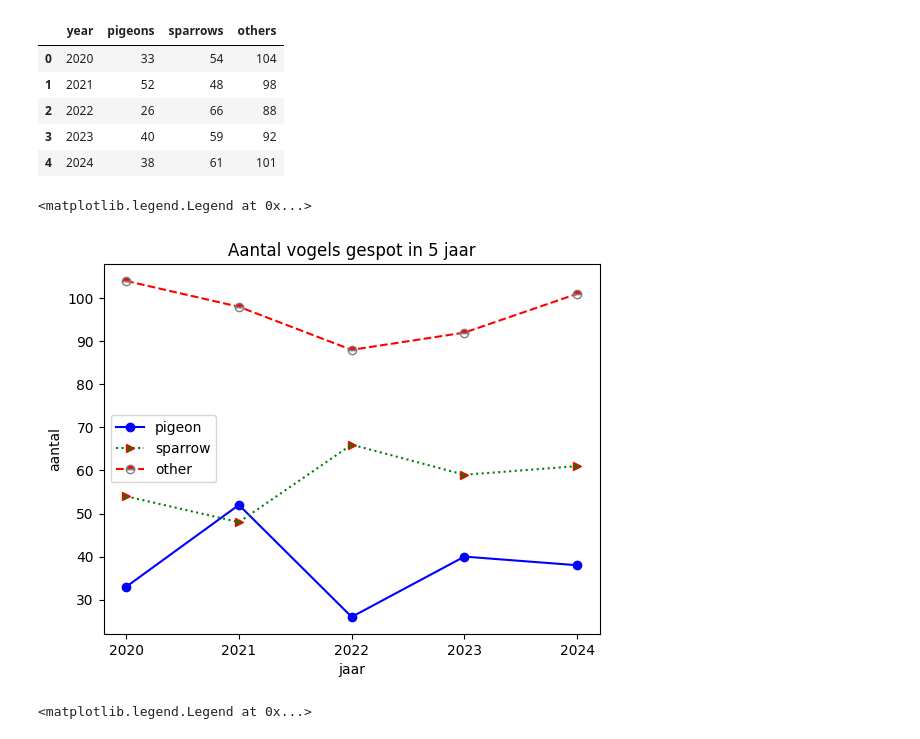
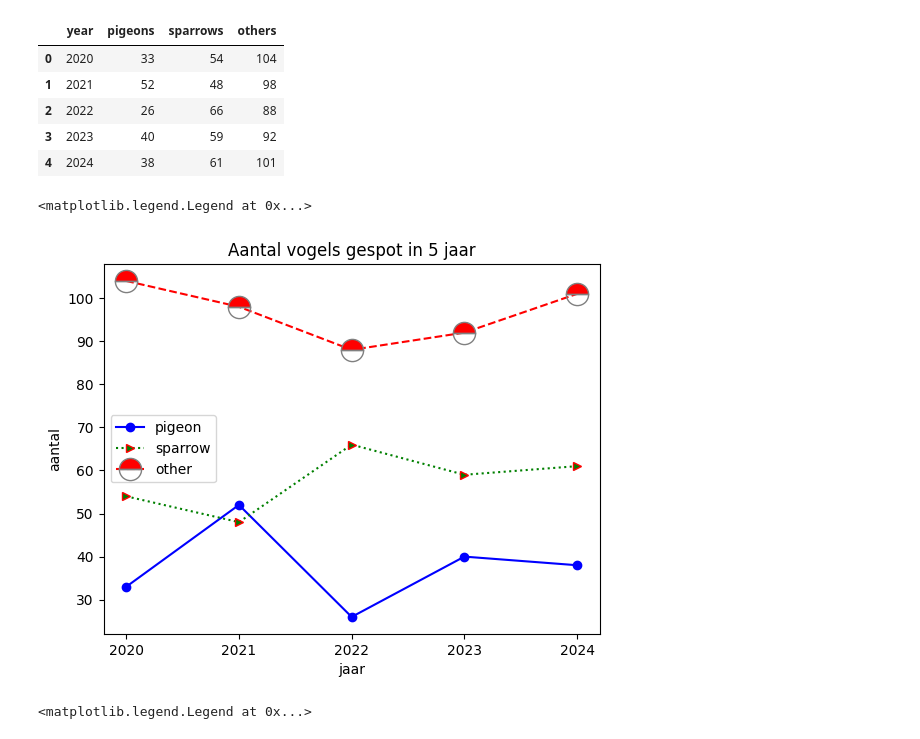
Before and after one commit to Brecht36/exercises, a Jupyter notebook: 07-data-processing/02-visualizations/class_visualizations.ipynb, the cells around one changed output. Cells and saved outputs as stored; diff of their text form; code cells hidden in the pictures.

```diff
--- a/07-data-processing/02-visualizations/class_visualizations.ipynb
+++ b/07-data-processing/02-visualizations/class_visualizations.ipynb
@@ -29,16 +29,16 @@ df
 # %%
 plt.figure()
 plt.plot(df["year"], df["pigeons"], marker = "o", label = 'pigeon', color = 'blue')
 plt.plot(df["year"], df["sparrows"],marker = ">", linestyle = 'dotted', color = 'green', markeredgecolor = 'red', label = 'sparrow')
-plt.plot(df["year"], df["others"], marker= 'o', label = 'other', linestyle = 'dashed', color = 'red', fillstyle = 'top', markeredgecolor = 'grey')
+plt.plot(df["year"], df["others"], marker= 'o', markersize = 16, label = 'other', linestyle = 'dashed', color = 'red', fillstyle = 'top', markeredgecolor = 'grey')
 
 plt.xlabel("jaar")
 plt.ylabel("aantal")
 plt.title("Aantal vogels gespot in 5 jaar")
 plt.legend()
 # %% [output]
 <matplotlib.legend.Legend at 0x...>
-[figure, old version]
+[figure, new version]
 # %%
 plt.figure()
 plt.bar(df['year'], df['pigeons'] + df['sparrows'] + df['others'], width = 0.4, color = 'purple', label = 'totaal')
```
